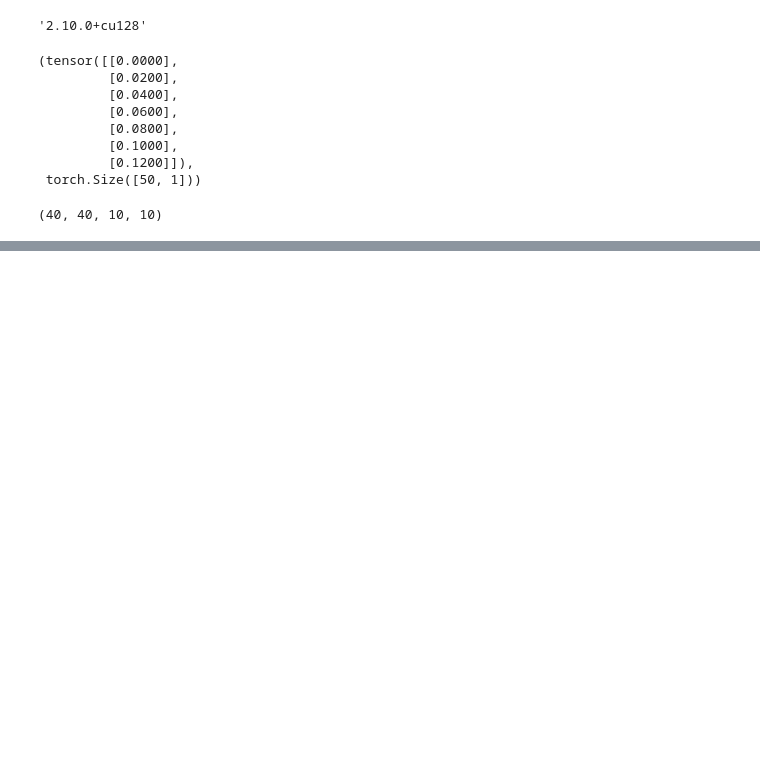
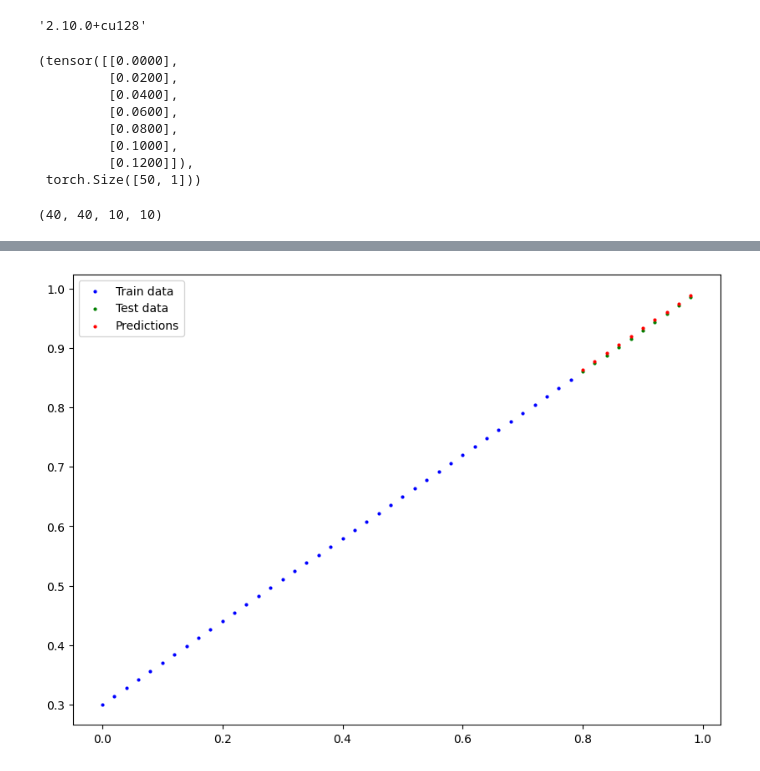
Before and after one commit to troumel/AI_NNs, a Jupyter notebook: Learn_Pytorch_ZTM/ch_workflow.ipynb, the cells around one changed output, grey strips where cells are left out. Saved outputs shown, nothing was run; the diff lists cells and outputs as text; code cells hidden in the pictures; blank space fills up the shorter version.

```diff
--- a/Learn_Pytorch_ZTM/ch_workflow.ipynb
+++ b/Learn_Pytorch_ZTM/ch_workflow.ipynb
@@ -38,0 +98,27 @@ len(X_train), len(y_train), len(X_test), len(y_test)
+# %%
+loss_fn = nn.L1Loss()
+optimizer = torch.optim.SGD(params=model_0.parameters(), lr=0.01)
+
+epochs = 385 # loop through the data
+
+for epoch in range(epochs):
+    model_0.train() # set the model to training mode. sets all parameters to require gradients
+
+    y_pred = model_0(X_train) # forward pass
+
+    loss = loss_fn(y_pred, y_train) # calculate the loss
+
+    optimizer.zero_grad() # zero the gradients
+
+    loss.backward() # backpropagation
+
+    optimizer.step() # update the parameters
+
+    model_0.eval() # set the model to evaluation mode. disables gradient tracking
+# %%
+with torch.inference_mode():
+    y_preds_new = model_0(X_test)
+
+plot_predictions(predictions=y_preds_new)
+# %% [output]
+[figure, added]
```
Also changed, not shown: parts of 5 cells of this notebook.
